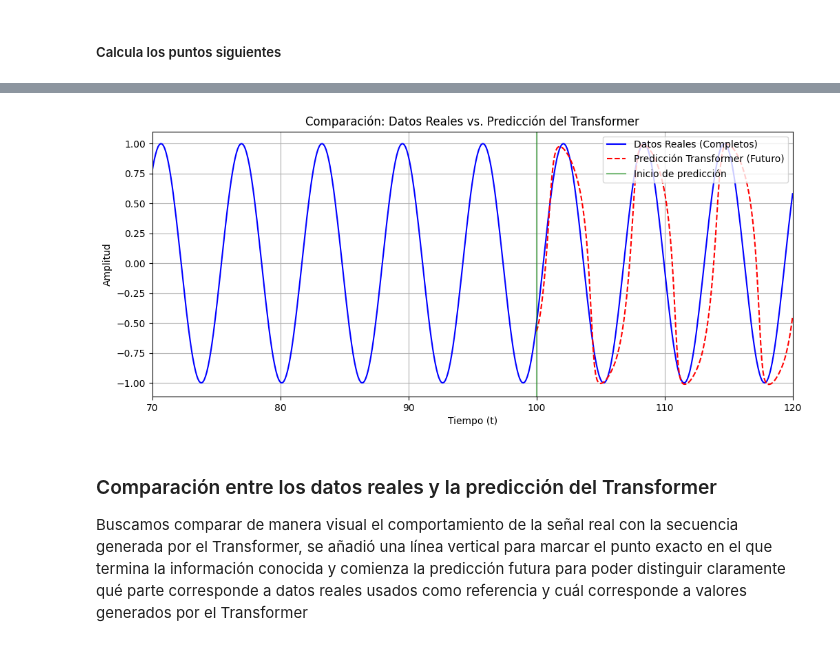
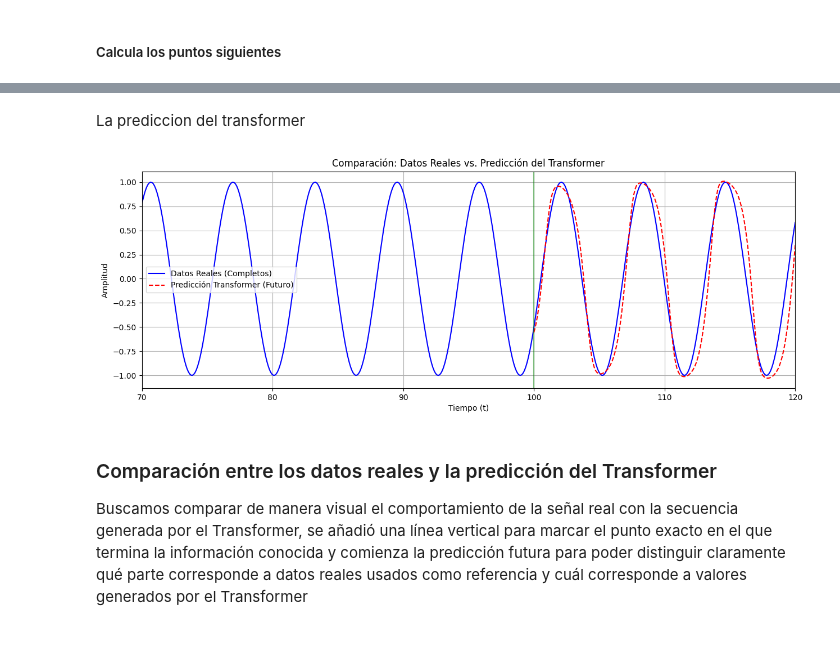
Before and after one commit to vha11/AA2-Practica1, a Jupyter notebook: Parte2_Transformers/transformer_alumno.ipynb, the cells around one changed output, grey strips where cells are left out. Saved outputs shown, nothing was run; the diff lists cells and outputs as text; code cells hidden in the pictures.

Commit message:
markdowns de graficas, vista mas profunda de la regresion del transformer de apple, mejora de explicacion de componentes del transformer

```diff
--- a/Parte2_Transformers/transformer_alumno.ipynb
+++ b/Parte2_Transformers/transformer_alumno.ipynb
@@ -391,28 +391,30 @@ plt.show()
+# %% [markdown]
+La prediccion del transformer
 # %%
-plt.figure(figsize=(12, 5))
+plt.figure(figsize=(15, 5))
 
 # 1. Graficar TODOS los datos reales (pasado y futuro real)
 plt.plot(t_real, data_real, color='blue', label='Datos Reales (Completos)')
 
 # 2. Recrear el eje X para las predicciones (basado en tu código del Transformer)
 t_preds = np.linspace(t[-1], t[-1] + 20, future_points)
 
 # 3. Graficar las predicciones del Transformer superpuestas
 plt.plot(t_preds, predictions, color='red', linestyle='--', label='Predicción Transformer (Futuro)')
 
 # 4. Añadir una línea vertical para marcar dónde empieza el futuro
-plt.axvline(x=t[-1], color='green', alpha=0.5, label='Inicio de predicción')
+plt.axvline(x=t[-1], color='green', alpha=0.5)
 
 plt.xlim(70, 120)
 
 plt.title('Comparación: Datos Reales vs. Predicción del Transformer')
 plt.xlabel('Tiempo (t)')
 plt.ylabel('Amplitud')
 plt.grid(True)
-plt.legend(loc='upper right')
+plt.legend(loc='center left')
 plt.show()
 # %% [output]
-[figure, old version]
+[figure, new version]
 # %% [markdown]
 ### Comparación entre los datos reales y la predicción del Transformer
 
```
Also changed, not shown: parts of 16 cells of this notebook.
